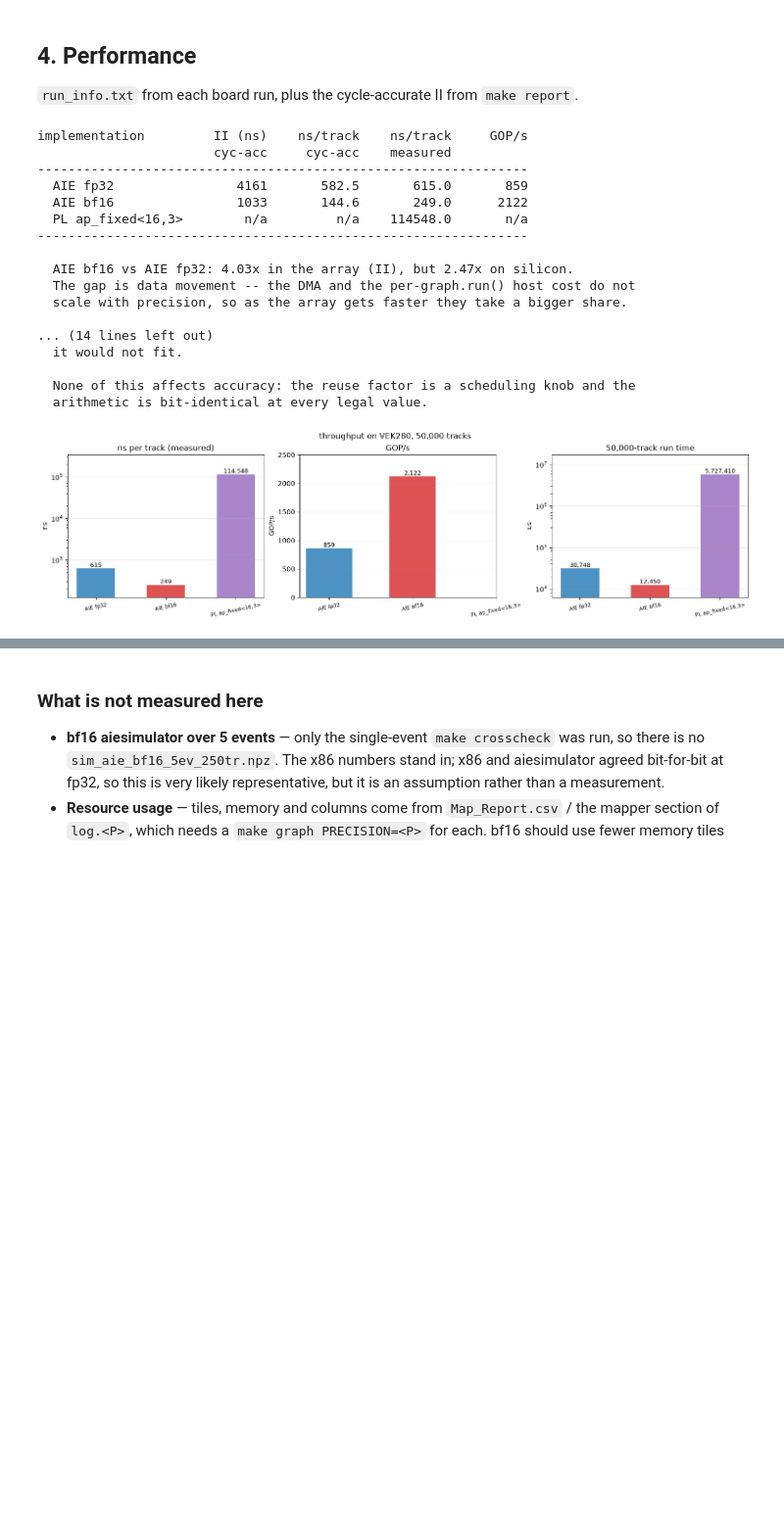
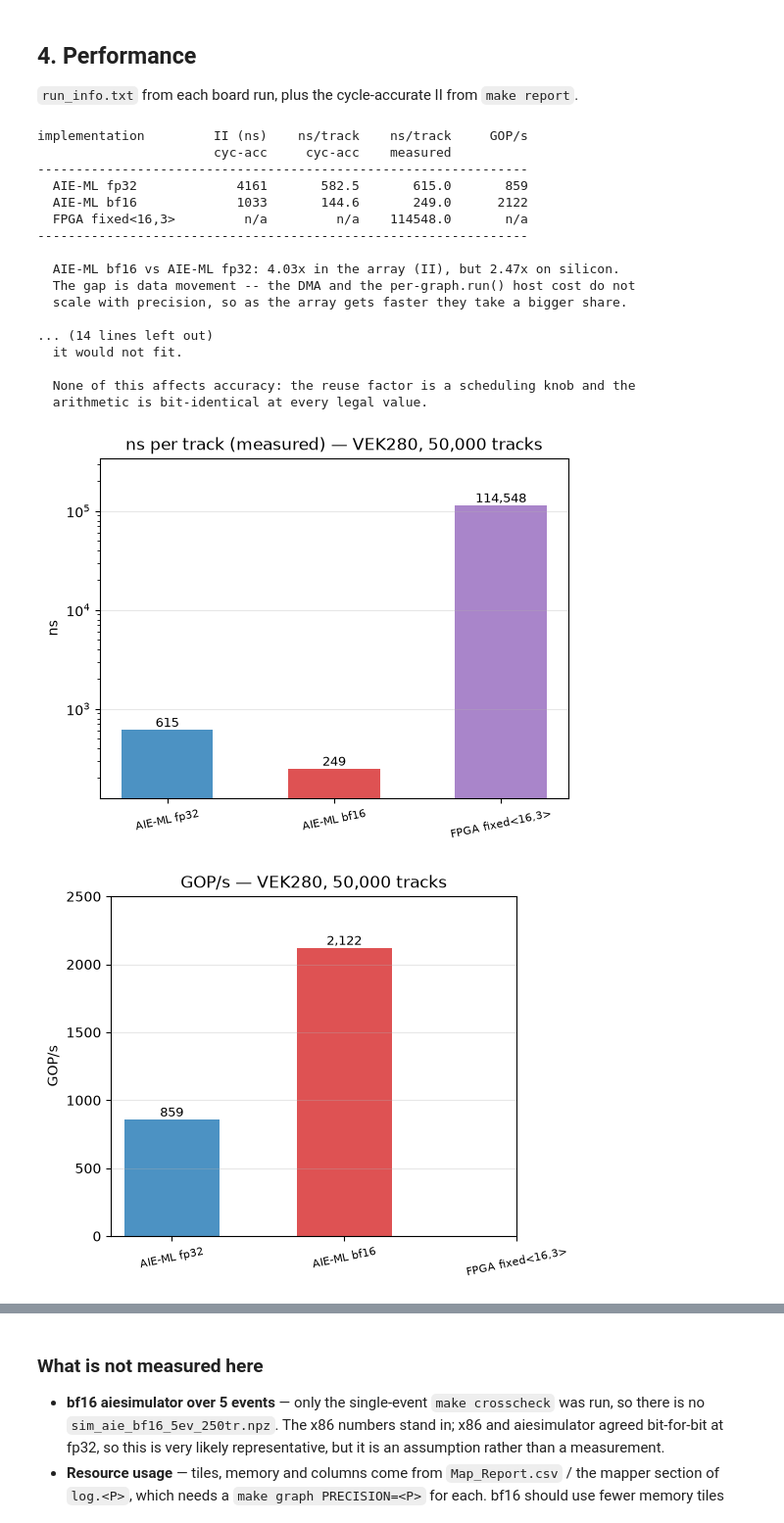
Before and after one commit to AkshayMalige/rtda_demo, a Jupyter notebook: analysis/rtda_compare.ipynb, the cells around one changed output, grey strips where cells are left out. Shown at 98% size. Cells and saved outputs as stored; diff of their text form; code cells hidden in the pictures; blank space fills up the shorter version.

```diff
--- a/analysis/rtda_compare.ipynb
+++ b/analysis/rtda_compare.ipynb
@@ -44,6 +44,20 @@ RESULTS = REPO / 'results'
 OUTD    = REPO / 'analysis' / 'out'
 OUTD.mkdir(parents=True, exist_ok=True)
 
+# ---------------------------------------------------------------------------
+# One axes per PNG. Every figure below is a single plot saved on its own, so a
+# panel can go into a slide or a doc without being cropped out of a grid.
+# save_fig records what it wrote, which is what §9 lists.
+# ---------------------------------------------------------------------------
+FIGS = []
+
+def save_fig(fig, name):
+    p = OUTD / name
+    fig.savefig(p, dpi=140, bbox_inches='tight')
+    if name not in FIGS:
+        FIGS.append(name)
+    return p
+
 H, TRACKS_PER_EVENT, SLOTS_PER_EVENT, OUT_DIM, WARMUP = 128, 50, 56, 27, 3
 
 # ---------------------------------------------------------------------------
@@ -58,8 +72,8 @@ H, TRACKS_PER_EVENT, SLOTS_PER_EVENT, OUT_DIM, WARMUP = 128, 50, 56, 27, 3
 # differs is the arithmetic, which is what makes the comparison meaningful.
 # ---------------------------------------------------------------------------
 IMPLS = ('aie_fp32', 'aie_bf16', 'pl_fixed')
-LABEL = {'aie_fp32': 'AIE fp32', 'aie_bf16': 'AIE bf16',
-         'pl_fixed': 'PL ap_fixed<16,3>'}
+LABEL = {'aie_fp32': 'AIE-ML fp32', 'aie_bf16': 'AIE-ML bf16',
+         'pl_fixed': 'FPGA fixed<16,3>'}
 COL   = {'aie_fp32': 'tab:blue', 'aie_bf16': 'tab:red', 'pl_fixed': 'tab:purple'}
 # Which implementations the slot-exact reference below describes. It models the
 # AIE graph specifically -- 56 slots per event with 6 of them padding, a roll
@@ -528,14 +562,14 @@ print('-' * 64)
 f, b = perf['aie_fp32'], perf['aie_bf16']
 if f['hw_ns'] == f['hw_ns'] and b['hw_ns'] == b['hw_ns']:
     print(f"""
-  AIE bf16 vs AIE fp32: {f['ii']/b['ii']:.2f}x in the array (II), but {f['hw_ns']/b['hw_ns']:.2f}x on silicon.
+  AIE-ML bf16 vs AIE-ML fp32: {f['ii']/b['ii']:.2f}x in the array (II), but {f['hw_ns']/b['hw_ns']:.2f}x on silicon.
   The gap is data movement -- the DMA and the per-graph.run() host cost do not
   scale with precision, so as the array gets faster they take a bigger share.""")
 
 pl = perf['pl_fixed']
 if pl['hw_ns'] == pl['hw_ns'] and b['hw_ns'] == b['hw_ns']:
     print(f"""
-  PL vs AIE bf16: {pl['hw_ns']/b['hw_ns']:.0f}x slower per track. TWO causes, not one:
+  FPGA vs AIE-ML bf16: {pl['hw_ns']/b['hw_ns']:.0f}x slower per track. TWO causes, not one:
 
   1. Architecture. The PL design runs one track at a time through a chain of
      14 dense layers; the AIE processes 8 tracks per aie::mmul instruction across
@@ -555,19 +589,19 @@ if pl['hw_ns'] == pl['hw_ns'] and b['hw_ns'] == b['hw_ns']:
   arithmetic is bit-identical at every legal value.""")
 elif pl['n']:
     print(f"""
-  PL timing: no hardware run yet ({pl['n']} events from the native model, which
+  FPGA timing: no hardware run yet ({pl['n']} events from the native model, which
   measures the host CPU and says nothing about the FPGA). Numbers appear here
   after `make system FLOW=pl_fixed TARGET=hw` and a board run.""")
 # %% [output]
 implementation         II (ns)    ns/track    ns/track     GOP/s
                        cyc-acc     cyc-acc    measured
 ----------------------------------------------------------------
-  AIE fp32                4161       582.5       615.0       859
-  AIE bf16                1033       144.6       249.0      2122
-  PL ap_fixed<16,3>        n/a         n/a    114548.0       n/a
+  AIE-ML fp32             4161       582.5       615.0       859
+  AIE-ML bf16             1033       144.6       249.0      2122
+  FPGA fixed<16,3>         n/a         n/a    114548.0       n/a
 ----------------------------------------------------------------
 
-  AIE bf16 vs AIE fp32: 4.03x in the array (II), but 2.47x on silicon.
+  AIE-ML bf16 vs AIE-ML fp32: 4.03x in the array (II), but 2.47x on silicon.
   The gap is data movement -- the DMA and the per-graph.run() host cost do not
   scale with precision, so as the array gets faster they take a bigger share.
 
@@ -579,38 +613,38 @@ implementation         II (ns)    ns/track    ns/track     GOP/s
 # %%
 # Only the implementations that actually have a measured number; a bar chart
 # with a nan in it silently drops the axis limits.
 have = [i for i in IMPLS if perf[i]['hw_ns'] == perf[i]['hw_ns']]
 if not have:
     print('no measured throughput yet -- run a board build')
 else:
-    panels = [('hw_ns', 'ns per track (measured)', 'ns')]
+    panels = [('hw_ns', 'ns per track (measured)', 'ns', 'performance_ns_per_track.png')]
     if any(perf[i]['gops'] == perf[i]['gops'] for i in have):
-        panels.append(('gops', 'GOP/s', 'GOP/s'))
-    panels.append(('exec_us', '50,000-track run time', 'us'))
+        panels.append(('gops', 'GOP/s', 'GOP/s', 'performance_gops.png'))
+    panels.append(('exec_us', '50,000-track run time', 'us', 'performance_exec_us.png'))
 
-    fig, ax = plt.subplots(1, len(panels), figsize=(5 * len(panels), 4),
-                           constrained_layout=True, squeeze=False)
-    ax = ax[0]
     x = np.arange(len(have))
-    for k, (key, title, unit) in enumerate(panels):
+    for key, title, unit, fname in panels:
+        fig, ax = plt.subplots(figsize=(5.4, 4.2), constrained_layout=True)
         vals = [perf[i][key] for i in have]
-        bars = ax[k].bar(x, vals, color=[COL[i] for i in have], alpha=.8, width=.55)
-        ax[k].set_xticks(x)
-        ax[k].set_xticklabels([LABEL[i] for i in have], fontsize=8, rotation=12)
-        ax[k].set_ylabel(unit); ax[k].set_title(title); ax[k].grid(alpha=.3, axis='y')
+        bars = ax.bar(x, vals, color=[COL[i] for i in have], alpha=.8, width=.55)
+        ax.set_xticks(x)
+        ax.set_xticklabels([LABEL[i] for i in have], fontsize=8, rotation=12)
+        ax.set_ylabel(unit)
+        ax.set_title(f'{title} — VEK280, 50,000 tracks')
+        ax.grid(alpha=.3, axis='y')
         for bar, v in zip(bars, vals):
             if v == v:
-                ax[k].text(bar.get_x() + bar.get_width()/2, v, f'{v:,.0f}',
-                           ha='center', va='bottom', fontsize=9)
+                ax.text(bar.get_x() + bar.get_width()/2, v, f'{v:,.0f}',
+                        ha='center', va='bottom', fontsize=9)
         finite = [v for v in vals if v == v]
         if finite:
-            ax[k].set_ylim(0, max(finite) * 1.18)
+            ax.set_ylim(0, max(finite) * 1.18)
         # ns/track spans ~4 orders between the AIE and the PL; a linear axis
         # would render the AIE bars as invisible slivers.
         if finite and max(finite) / min(finite) > 50:
-            ax[k].set_yscale('log'); ax[k].set_ylim(min(finite) * .5, max(finite) * 3)
-    fig.suptitle('throughput on VEK280, 50,000 tracks', fontsize=12)
-    fig.savefig(OUTD / 'performance.png', dpi=140, bbox_inches='tight')
-    plt.show()
+            ax.set_yscale('log'); ax.set_ylim(min(finite) * .5, max(finite) * 3)
+        save_fig(fig, fname)
+        plt.show()
 # %% [output]
-[figure, old version]
+[figure, new version]
+[figure, added]
```
Also changed, not shown: parts of 10 cells of this notebook, 2 other files.
